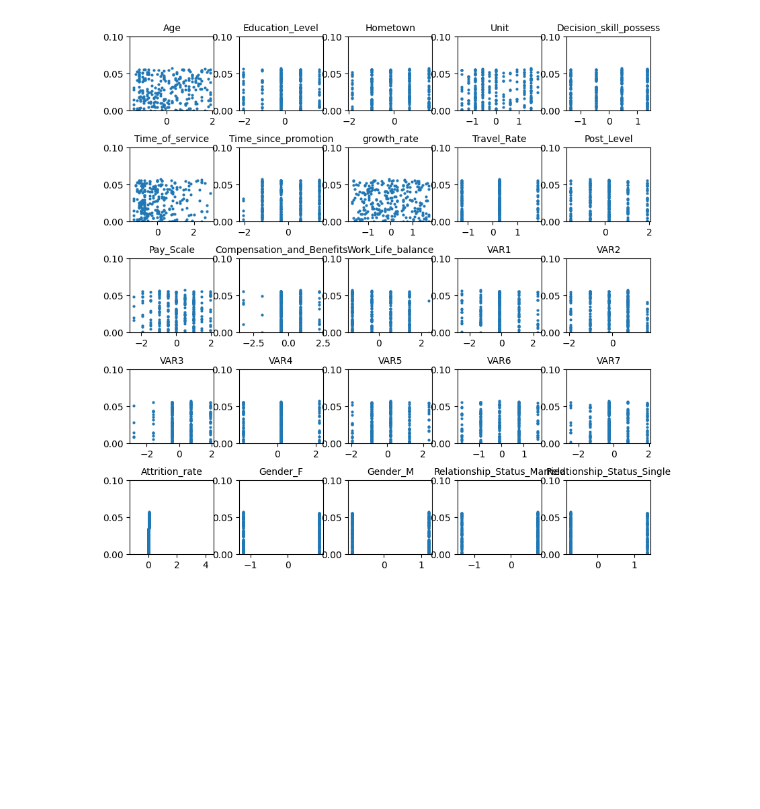
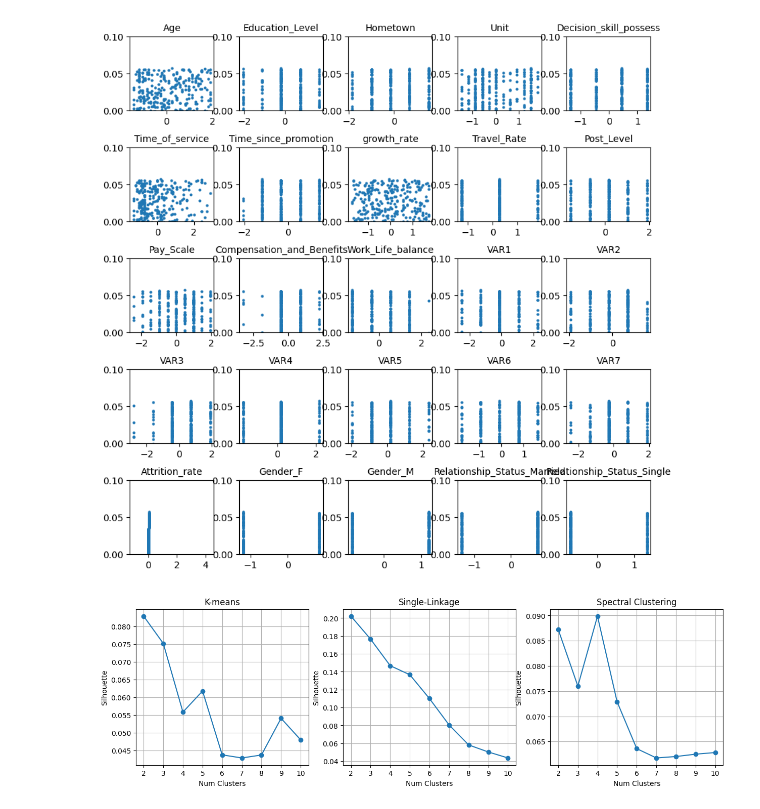
Before and after one commit to jcml002/ds16, a Jupyter notebook: 16_DS_C6_SC2_Reto.ipynb, the cells around one changed output. Drawn from its saved outputs; the diff is of its cells as text; code cells hidden in the pictures; blank space fills up the shorter version.

```diff
--- a/16_DS_C6_SC2_Reto.ipynb
+++ b/16_DS_C6_SC2_Reto.ipynb
@@ -117,3 +117,9 @@ plt.subplots_adjust(hspace=0.5, wspace=0.3)
 plt.show()
 # %% [output]
 [figure]
+# %%
+np.random.seed(0)
+X2 = StandardScaler().fit_transform(X_train)
+f = 4
+t = 'sqft_living'
+nc = 11
@@ -120,3 +150,30 @@ plt.show()
+# %%
+fig, (ax0, ax1, ax2) = plt.subplots(ncols=3, figsize=(15,4))
+
+ax0.plot(clusters_counts_km, index_values_km, 'o-')
+ax0.grid(True)
+ax0.set_title('K-means')
+ax0.set_xlabel('Num Clusters')
+ax0.set_xticks(clusters_counts_km)
+ax0.set_ylabel('Silhouette')
+
+ax1.plot(clusters_counts_sl, index_values_sl, 'o-')
+ax1.grid(True)
+ax1.set_title('Single-Linkage')
+ax1.set_xlabel('Num Clusters')
+ax1.set_xticks(clusters_counts_sl)
+ax1.set_ylabel('Silhouette')
+
+ax2.plot(clusters_counts_sc, index_values_sc, 'o-')
+ax2.grid(True)
+ax2.set_title('Spectral Clustering')
+ax2.set_xlabel('Num Clusters')
+ax2.set_xticks(clusters_counts_sc)
+ax2.set_ylabel('Silhouette')
+
+plt.show()
+# %% [output]
+[figure, added]
 # %%
 #4.Selecciona el número de grupos adecuados para agrupar usando K-means
 #a) Ejecuta el algoritmo K-means con distintos números de grupos y almacena los resultados.
```
Also changed, not shown: parts of 1 cell of this notebook.
